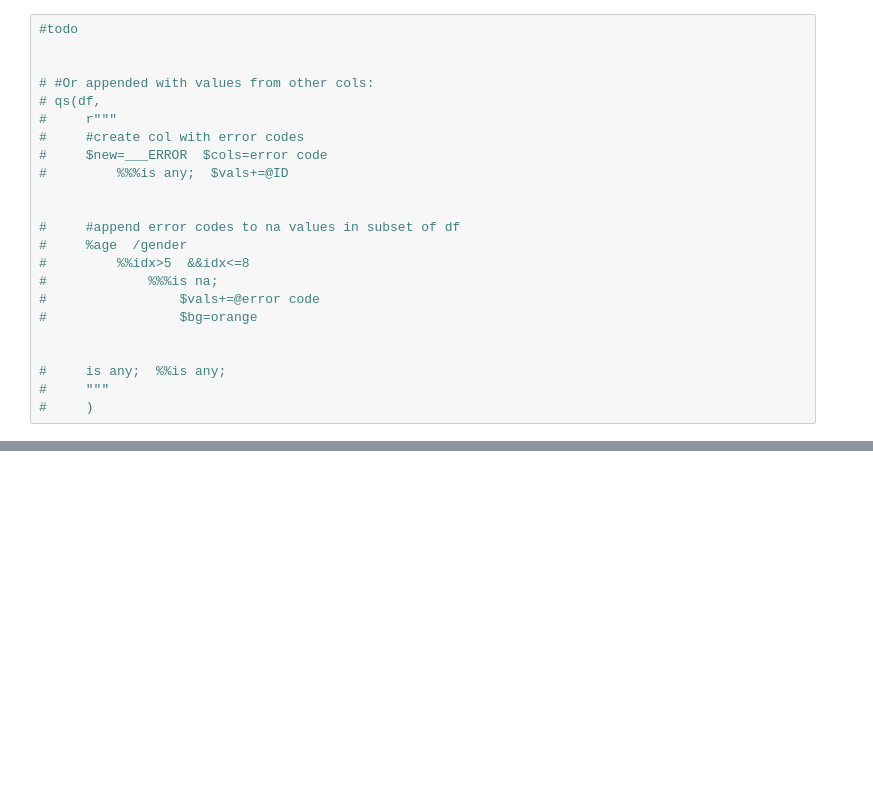
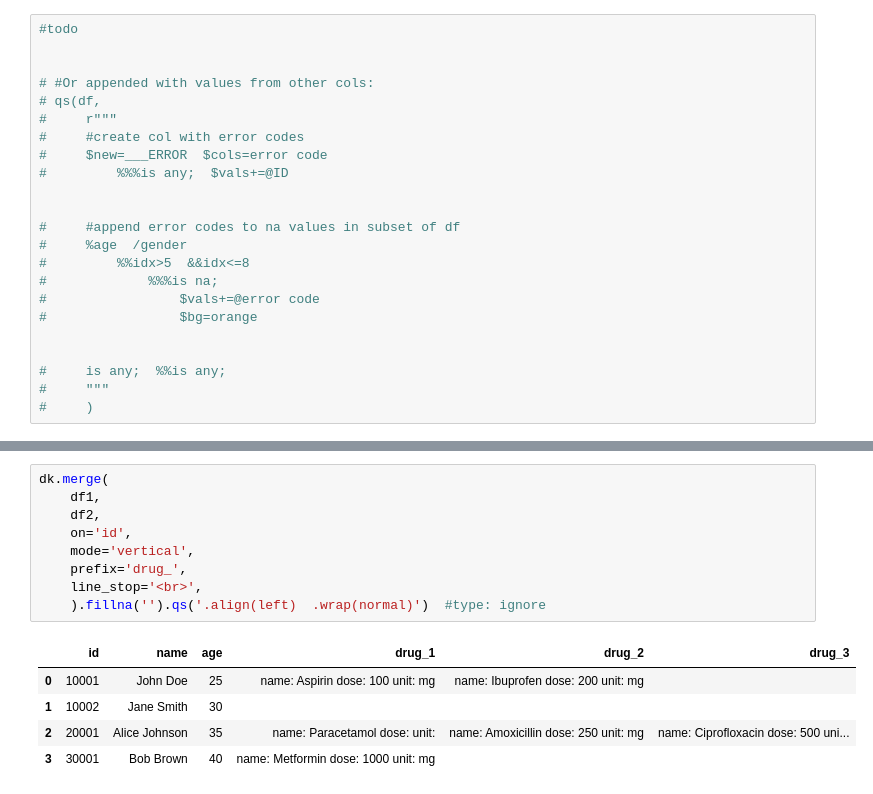
Before and after one commit to MartinVoelkl94/dukit, a Jupyter notebook: interactive_demo.ipynb, the cells around one changed output, grey strips where cells are left out. Drawn from its saved outputs; the diff is of its cells as text; blank space fills up the shorter version.

```diff
--- a/interactive_demo.ipynb
+++ b/interactive_demo.ipynb
@@ -857,0 +894,15 @@ qs(df, code)
+# %%
+dk.merge(
+    df1,
+    df2,
+    on='id',
+    mode='vertical',
+    prefix='drug_',
+    line_stop='<br>',
+    ).fillna('').qs('.align(left)  .wrap(normal)')  #type: ignore
+# %% [output]
+|  | id | name | age | drug_1 | drug_2 | drug_3 |
+| 0 | 10001 | John Doe | 25 | name: Aspirin dose: 100 unit: mg | name: Ibuprofen dose: 200 unit: mg |  |
+| 1 | 10002 | Jane Smith | 30 |  |  |  |
+| 2 | 20001 | Alice Johnson | 35 | name: Paracetamol dose: unit: | name: Amoxicillin dose: 250 unit: mg | name: Ciprofloxacin dose: 500 uni... |
+| 3 | 30001 | Bob Brown | 40 | name: Metformin dose: 1000 unit: mg |  |  |
```
Also changed, not shown: parts of 8 cells of this notebook, 4 other files.
